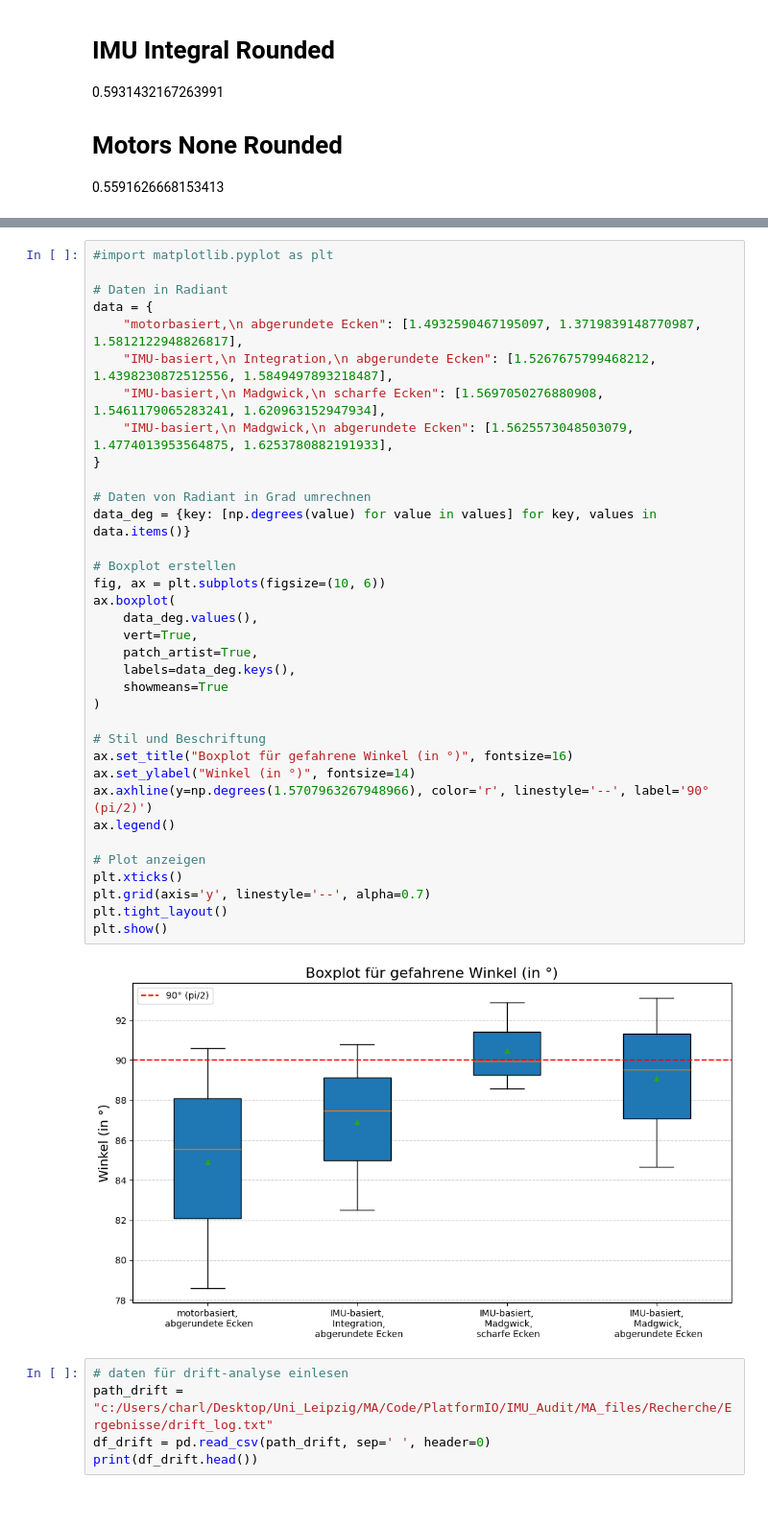
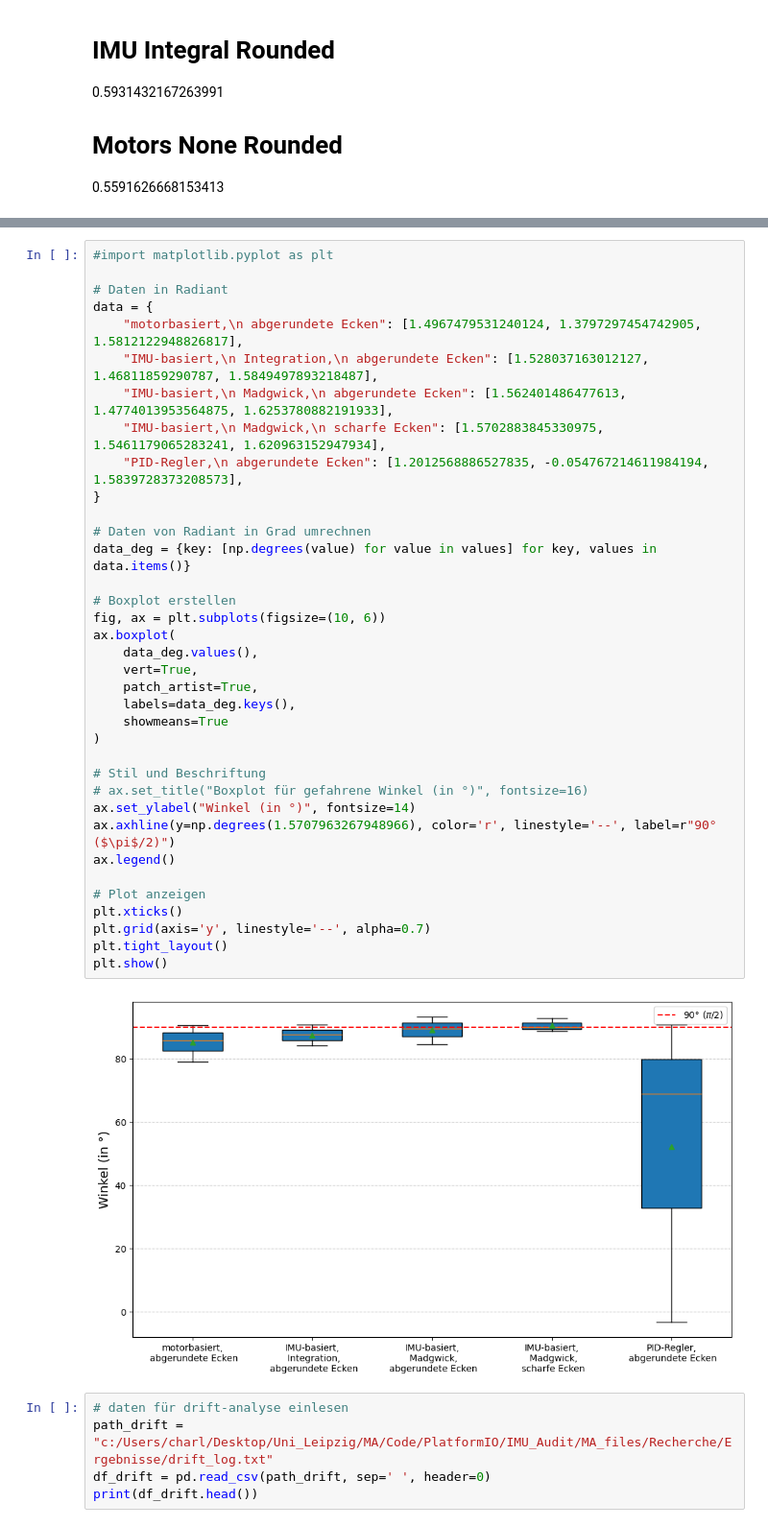
Before and after one commit to charlotte-strg/IMU_Audit, a Jupyter notebook: src/runs_on_pc/ergebnisse_viz.ipynb, the cells around one changed output, grey strips where cells are left out. Shown: that part at 96% size. Cells and saved outputs as stored; diff of their text form.

Commit message:
versuch kurvenermittlung pid, visualisierung pid

```diff
--- a/src/runs_on_pc/ergebnisse_viz.ipynb
+++ b/src/runs_on_pc/ergebnisse_viz.ipynb
@@ -307,40 +403,41 @@ angle_diff_max: 1.6253780882191933
 # %%
 #import matplotlib.pyplot as plt
 
 # Daten in Radiant
 data = {
-    "motorbasiert,\n abgerundete Ecken": [1.4932590467195097, 1.3719839148770987, 1.5812122948826817],
-    "IMU-basiert,\n Integration,\n abgerundete Ecken": [1.5267675799468212, 1.4398230872512556, 1.5849497893218487],
-    "IMU-basiert,\n Madgwick,\n scharfe Ecken": [1.5697050276880908, 1.5461179065283241, 1.620963152947934],
-    "IMU-basiert,\n Madgwick,\n abgerundete Ecken": [1.5625573048503079, 1.4774013953564875, 1.6253780882191933],
+    "motorbasiert,\n abgerundete Ecken": [1.4967479531240124, 1.3797297454742905, 1.5812122948826817],
+    "IMU-basiert,\n Integration,\n abgerundete Ecken": [1.528037163012127, 1.46811859290787, 1.5849497893218487],
+    "IMU-basiert,\n Madgwick,\n abgerundete Ecken": [1.562401486477613, 1.4774013953564875, 1.6253780882191933],
+    "IMU-basiert,\n Madgwick,\n scharfe Ecken": [1.5702883845330975, 1.5461179065283241, 1.620963152947934],
+    "PID-Regler,\n abgerundete Ecken": [1.2012568886527835, -0.054767214611984194, 1.5839728373208573],
 }
 
 # Daten von Radiant in Grad umrechnen
 data_deg = {key: [np.degrees(value) for value in values] for key, values in data.items()}
 
 # Boxplot erstellen
 fig, ax = plt.subplots(figsize=(10, 6))
 ax.boxplot(
     data_deg.values(),
     vert=True,
     patch_artist=True,
     labels=data_deg.keys(),
     showmeans=True
 )
 
 # Stil und Beschriftung
-ax.set_title("Boxplot für gefahrene Winkel (in °)", fontsize=16)
+# ax.set_title("Boxplot für gefahrene Winkel (in °)", fontsize=16)
 ax.set_ylabel("Winkel (in °)", fontsize=14)
-ax.axhline(y=np.degrees(1.5707963267948966), color='r', linestyle='--', label='90° (pi/2)')
+ax.axhline(y=np.degrees(1.5707963267948966), color='r', linestyle='--', label=r"90° ($\pi$/2)")
 ax.legend()
 
 # Plot anzeigen
 plt.xticks()
 plt.grid(axis='y', linestyle='--', alpha=0.7)
 plt.tight_layout()
 plt.show()
 # %% [output]
-[figure, old version]
+[figure, new version]
 # %%
 # daten für drift-analyse einlesen
 path_drift = "c:/Users/charl/Desktop/Uni_Leipzig/MA/Code/PlatformIO/IMU_Audit/MA_files/Recherche/Ergebnisse/drift_log.txt"
```
Also changed, not shown: parts of 7 cells of this notebook, 17 other files.
